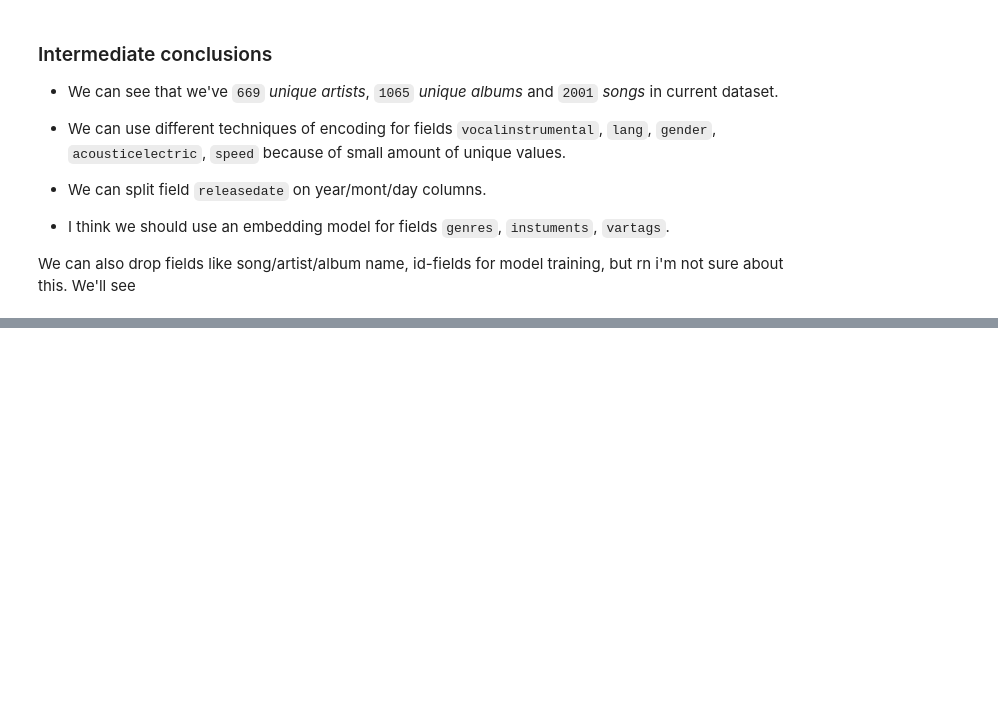
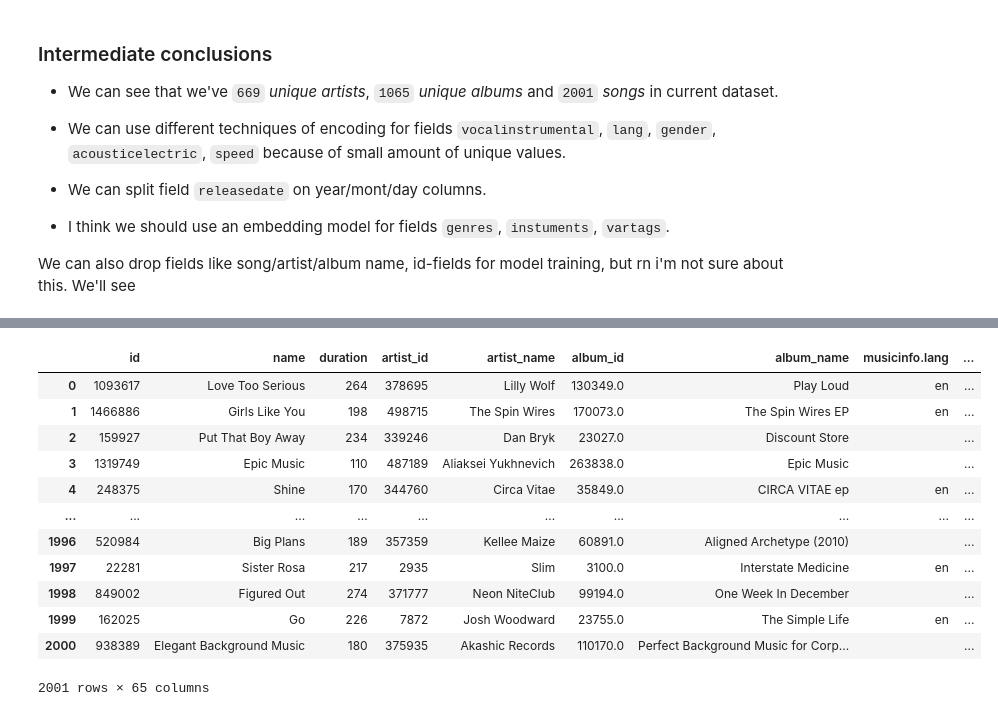
Before and after one commit to layvvs/hse-ai-year-project-2025, a Jupyter notebook: bmyakin-eda/eda.ipynb, the cells around one changed output, grey strips where cells are left out. Saved outputs shown, nothing was run; the diff lists cells and outputs as text; code cells hidden in the pictures; blank space fills up the shorter version.

```diff
--- a/bmyakin-eda/eda.ipynb
+++ b/bmyakin-eda/eda.ipynb
@@ -170,0 +306,74 @@ We can also drop fields like song/artist/album name, id-fields for model trainin
+# %%
+df = df.drop('waveform', axis=1)
+# %%
+top_vartags = [tag for tag, _ in vartags_counter_mc]
+
+for tag in top_vartags:
+    df['vartag_' + tag] = df['musicinfo.tags.vartags'].apply(
+        lambda tags: int(isinstance(tags, list) and tag in tags)
+    )
+
+df['other_vartag'] = df['musicinfo.tags.vartags'].apply(
+    lambda tags: int(
+        not isinstance(tags, list) or
+        len(tags) == 0 or
+        any(t not in top_vartags for t in tags)
+    )
+)
+
+df = df.drop('musicinfo.tags.vartags', axis=1)
+
+
+top_genres = [genre for genre, _ in genres_counter_mc]
+
+for genre in top_genres:
+    df['genre_' + genre] = df['musicinfo.tags.genres'].apply(
+        lambda genres: int(isinstance(genres, list) and genre in genres)
+    )
+
+df['other_genres'] = df['musicinfo.tags.genres'].apply(
+    lambda genres: int(
+        not isinstance(genres, list) or
+        len(genres) == 0 or
+        any(t not in top_genres for t in genres)
+    )
+)
+
+df = df.drop('musicinfo.tags.genres', axis=1)
+
+
+top_instruments = [instrument for instrument, _ in instruments_counter]
+
+for instrument in top_instruments:
+    df['instrument_' + instrument] = df['musicinfo.tags.instruments'].apply(
+        lambda instruments: int(isinstance(instruments, list) and instrument in instruments)
+    )
+
+df['other_instruments'] = df['musicinfo.tags.instruments'].apply(
+    lambda instruments: int(
+        not isinstance(instruments, list) or
+        len(instruments) == 0 or
+        any(t not in top_instruments for t in instruments)
+    )
+)
+
+# encode language
+
+
+df = df.drop('musicinfo.tags.instruments', axis=1)
+
+df
+# %% [output]
+|  | id | name | duration | artist_id | artist_name | album_id | album_name | musicinfo.lang | ... |
+| 0 | 1093617 | Love Too Serious | 264 | 378695 | Lilly Wolf | 130349.0 | Play Loud | en | ... |
+| 1 | 1466886 | Girls Like You | 198 | 498715 | The Spin Wires | 170073.0 | The Spin Wires EP | en | ... |
+| 2 | 159927 | Put That Boy Away | 234 | 339246 | Dan Bryk | 23027.0 | Discount Store |  | ... |
+| 3 | 1319749 | Epic Music | 110 | 487189 | Aliaksei Yukhnevich | 263838.0 | Epic Music |  | ... |
+| 4 | 248375 | Shine | 170 | 344760 | Circa Vitae | 35849.0 | CIRCA VITAE ep | en | ... |
+| ... | ... | ... | ... | ... | ... | ... | ... | ... | ... |
+| 1996 | 520984 | Big Plans | 189 | 357359 | Kellee Maize | 60891.0 | Aligned Archetype (2010) |  | ... |
+| 1997 | 22281 | Sister Rosa | 217 | 2935 | Slim | 3100.0 | Interstate Medicine | en | ... |
+| 1998 | 849002 | Figured Out | 274 | 371777 | Neon NiteClub | 99194.0 | One Week In December |  | ... |
+| 1999 | 162025 | Go | 226 | 7872 | Josh Woodward | 23755.0 | The Simple Life | en | ... |
+| 2000 | 938389 | Elegant Background Music | 180 | 375935 | Akashic Records | 110170.0 | Perfect Background Music for Corp... |  | ... |
+2001 rows × 65 columns
```
Also changed, not shown: parts of 11 cells of this notebook, 1 other file.
